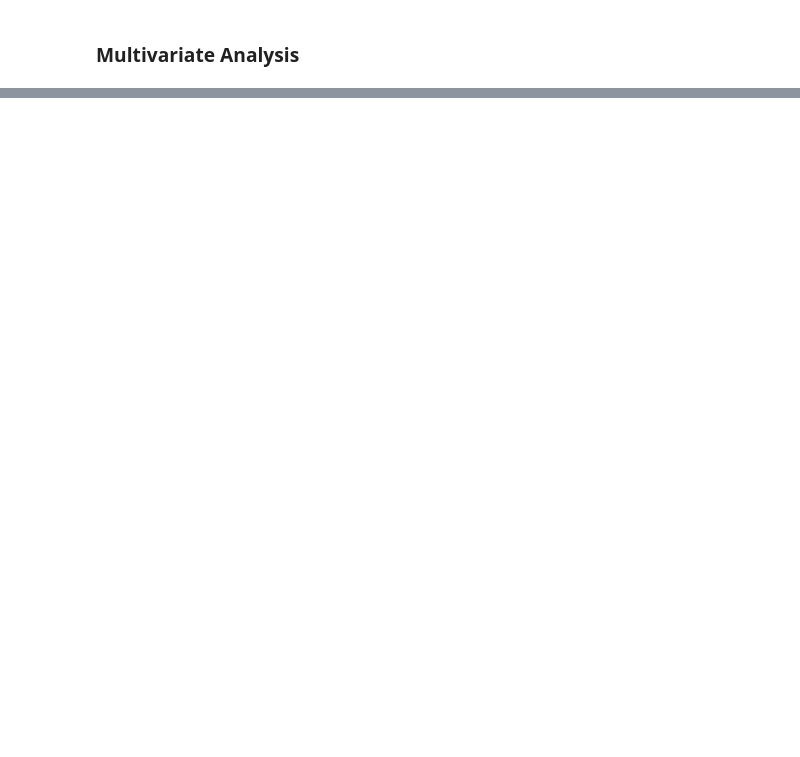
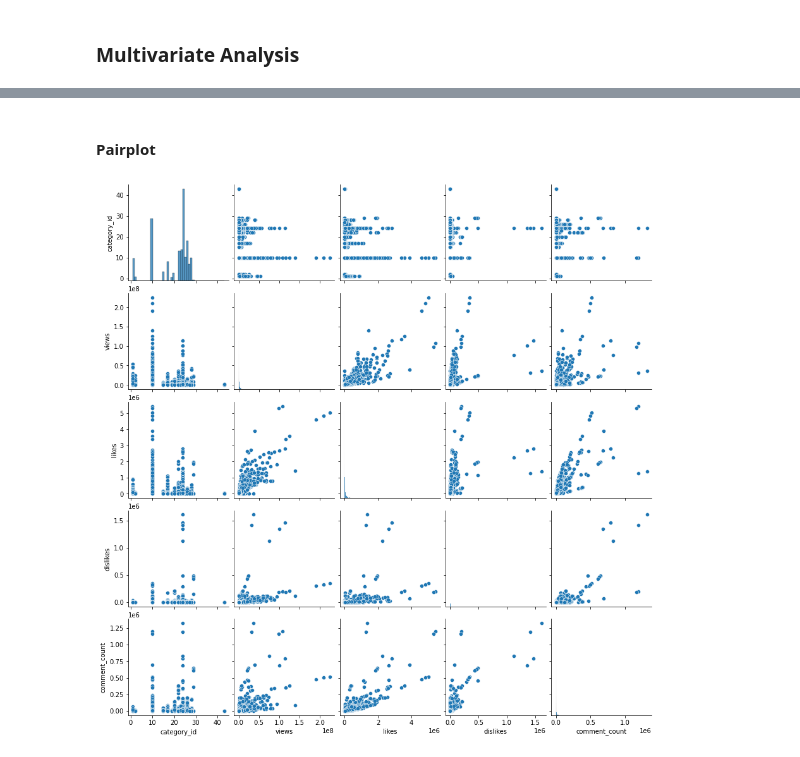
Before and after one commit to dendihandian/data-portfolio, a Jupyter notebook: youtube-views/youtube-views.ipynb, the cells around one changed output, grey strips where cells are left out. Cells and saved outputs as stored; diff of their text form; code cells hidden in the pictures; blank space fills up the shorter version.

```diff
--- a/youtube-views/youtube-views.ipynb
+++ b/youtube-views/youtube-views.ipynb
@@ -200,0 +221,7 @@ plt.show();
+# %% [markdown]
+#### Pairplot
+# %%
+sns.pairplot(data=df.select_dtypes(include='number').sample(20000, random_state=1))
+plt.show();
+# %% [output]
+[figure, added]
```
Also changed, not shown: parts of 11 cells of this notebook.
